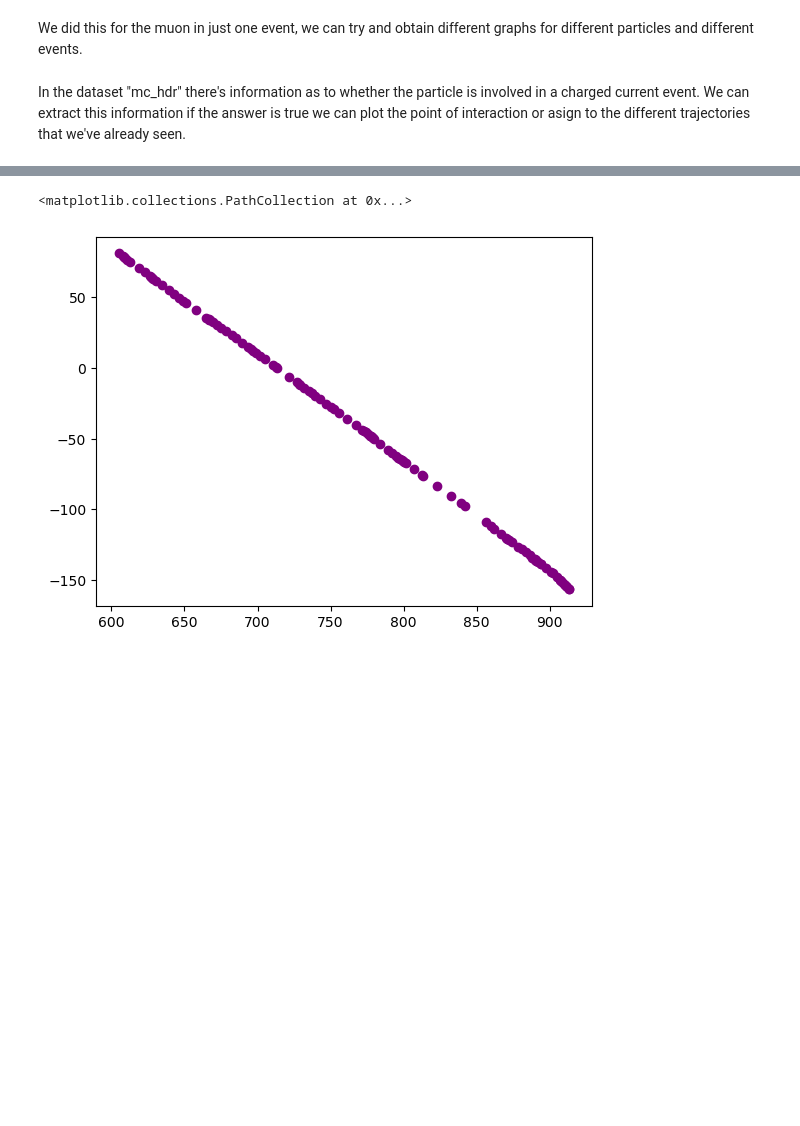
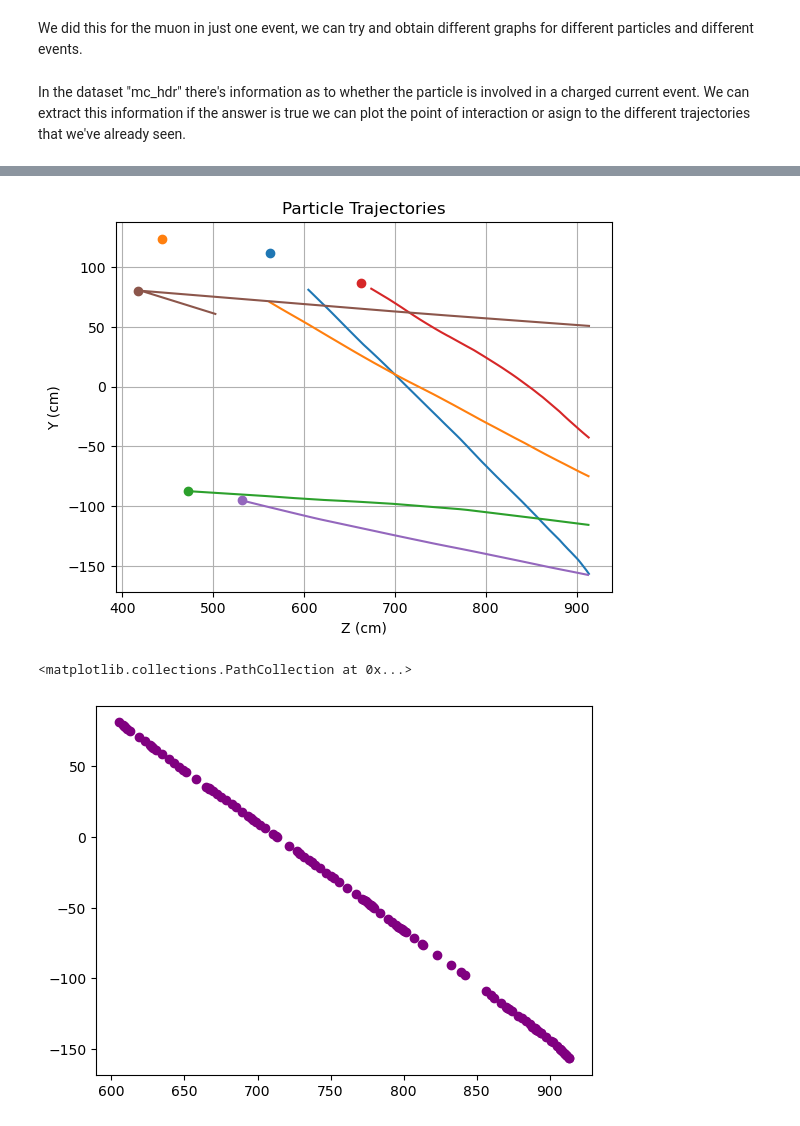
Before and after one commit to EnriqueCecena/neutrino-electron, a Jupyter notebook: SimDisplaySegments.ipynb, the cells around one changed output, grey strips where cells are left out. Saved outputs shown, nothing was run; the diff lists cells and outputs as text; code cells hidden in the pictures; blank space fills up the shorter version.

Commit message:
Points of Generation of charged currents

```diff
--- a/SimDisplaySegments.ipynb
+++ b/SimDisplaySegments.ipynb
@@ -275,0 +252,6 @@ array([(100000, 1000000000,  347.4595  ,  112.21897  , 562.7635 , 0.19054737, 18
+# %%
+#First grab the same event to the one we are working with.
+event_mc=mc_hdr[mc_hdr['event_id']==100000]
+#Now check if the event is a "charged current" event
+cc_event=event_mc[event_mc['isCC']==True]
+cc_event
@@ -276,3 +276,27 @@ array([(100000, 1000000000,  347.4595  ,  112.21897  , 562.7635 , 0.19054737, 18
+# %%
+fig, axes = plt.subplots()
+
+axes.set_title("Particle Trajectories")
+axes.set_ylabel("Y (cm)")
+axes.set_xlabel("Z (cm)")
+axes.grid()
+i=0
+for vertex in funique:
+    onemuon=muonsegm[muonsegm['vertex_id']==vertex]
+    cc_vertex=cc_event[cc_event['vertex_id']==vertex]
+#    if vertex==cc_event['vertex_id'][i]:
+    axes.scatter(cc_vertex['z_vert'],cc_vertex['y_vert'])
+#This creates the array for just those values that we are interest in. In this for loop we can plot the different trajectories
+# and also see if we can do a dEdx histogram for each particle.
+    xm=onemuon['x']
+    ym=onemuon['y']
+    zm=onemuon['z']
+
+    axes.plot(zm,ym)
+    i+=1
+plt.show()
+# %% [output]
+[figure, added]
 # %%
 
 
```
Also changed, not shown: parts of 2 cells of this notebook.
